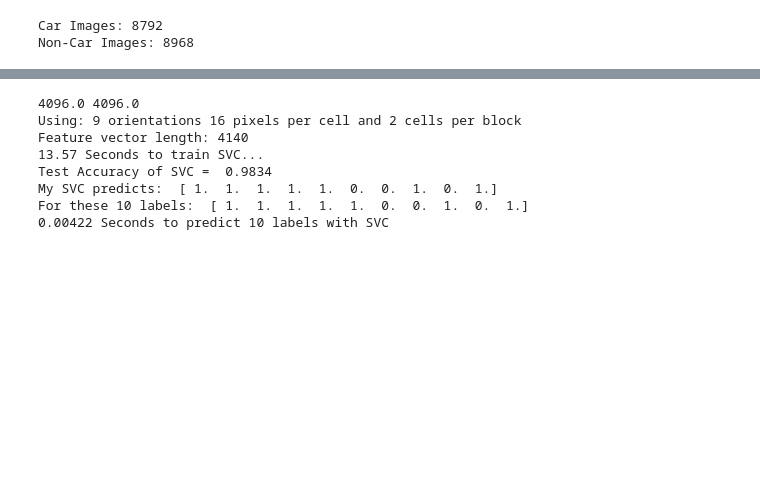
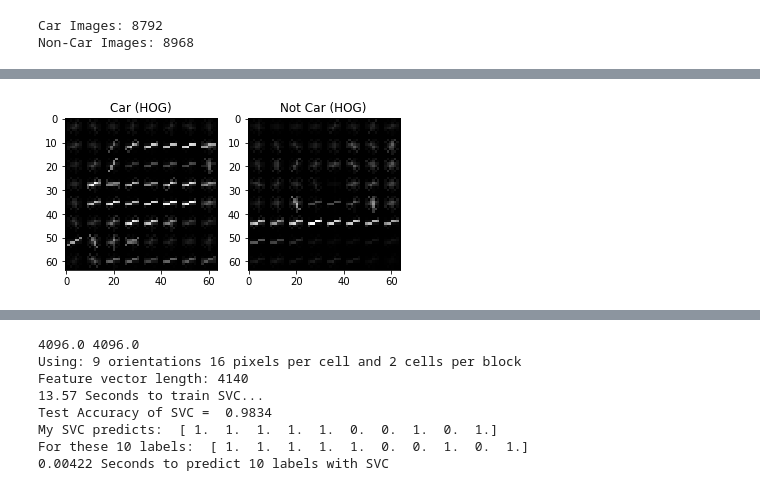
Before and after one commit to Rxmeez/SDCND-1-VehicleDectection, a Jupyter notebook: Vehicle-Detection.ipynb, the cells around one changed output, grey strips where cells are left out. Cells and saved outputs as stored; diff of their text form; code cells hidden in the pictures; blank space fills up the shorter version.

```diff
--- a/Vehicle-Detection.ipynb
+++ b/Vehicle-Detection.ipynb
@@ -311,3 +313,14 @@ spatial_feat = True # Spatial features on or off
 hist_feat = True # Histogram features on or off
 hog_feat = True # HOG features on or off
 y_start_stop = [400, 700] # Min and max in y to search in slide_window()
+# %%
+_, test_result = get_hog_features(car_test_img[:,:,2], 9, 8, 8, vis=True, feature_vec=True)
+_, not_test_result = get_hog_features(notcar_test_img[:,:,2], 9, 8, 8, vis=True, feature_vec=True)
+plt.subplot(121)
+plt.title("Car (HOG)")
+plt.imshow(test_result, cmap='gray')
+plt.subplot(122)
+plt.title("Not Car (HOG)")
+plt.imshow(not_test_result, cmap='gray')
+plt.show()
+# %% [output]
@@ -314,3 +329,4 @@ y_start_stop = [400, 700] # Min and max in y to search in slide_window()
+[figure, added]
 # %%
 t=time.time()
 car_features = extract_features(cars, color_space=color_space, orient=orient, pix_per_cell=pix_per_cell,
```
Also changed, not shown: parts of 3 cells of this notebook, 6 other files.
